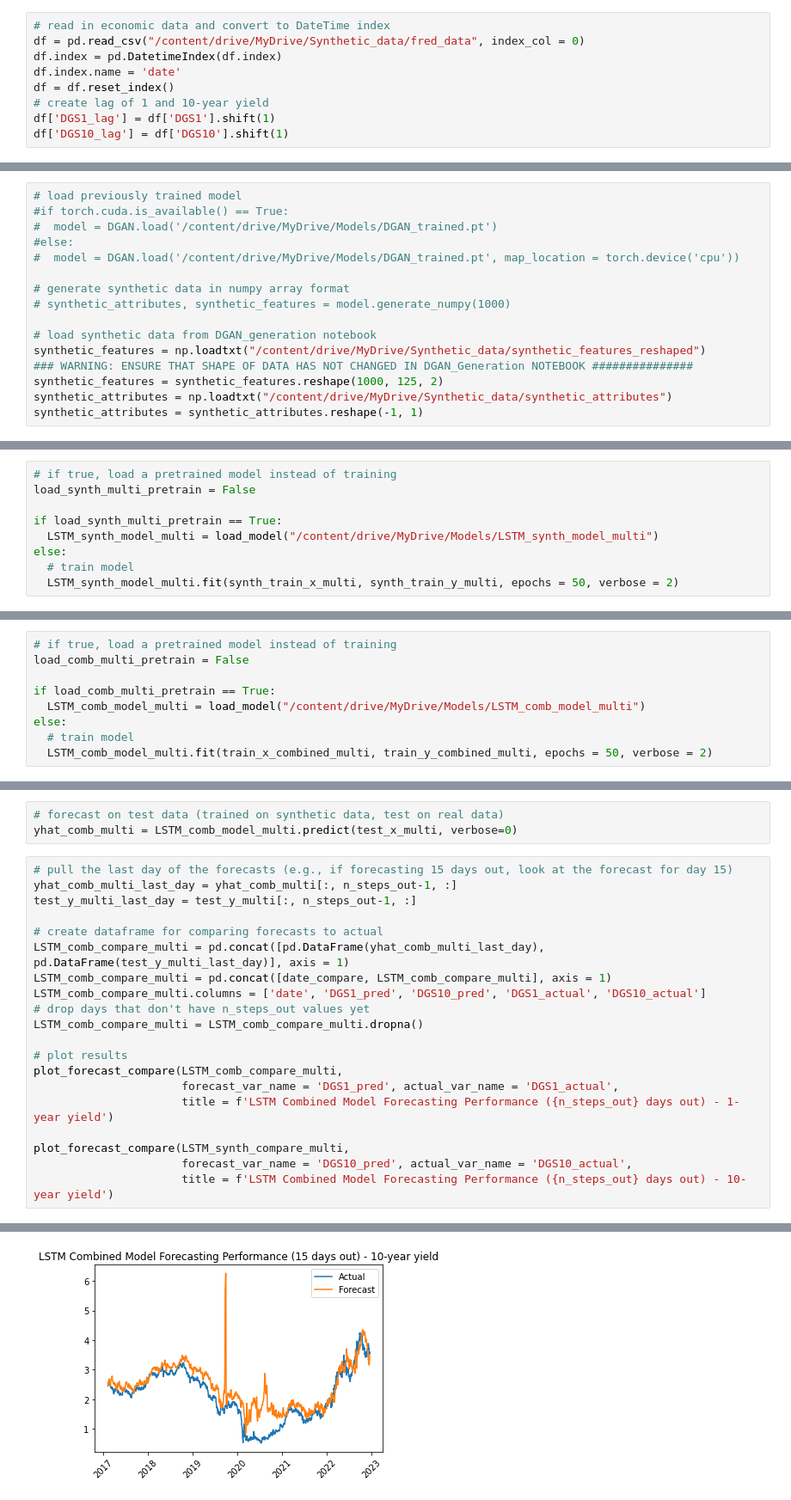
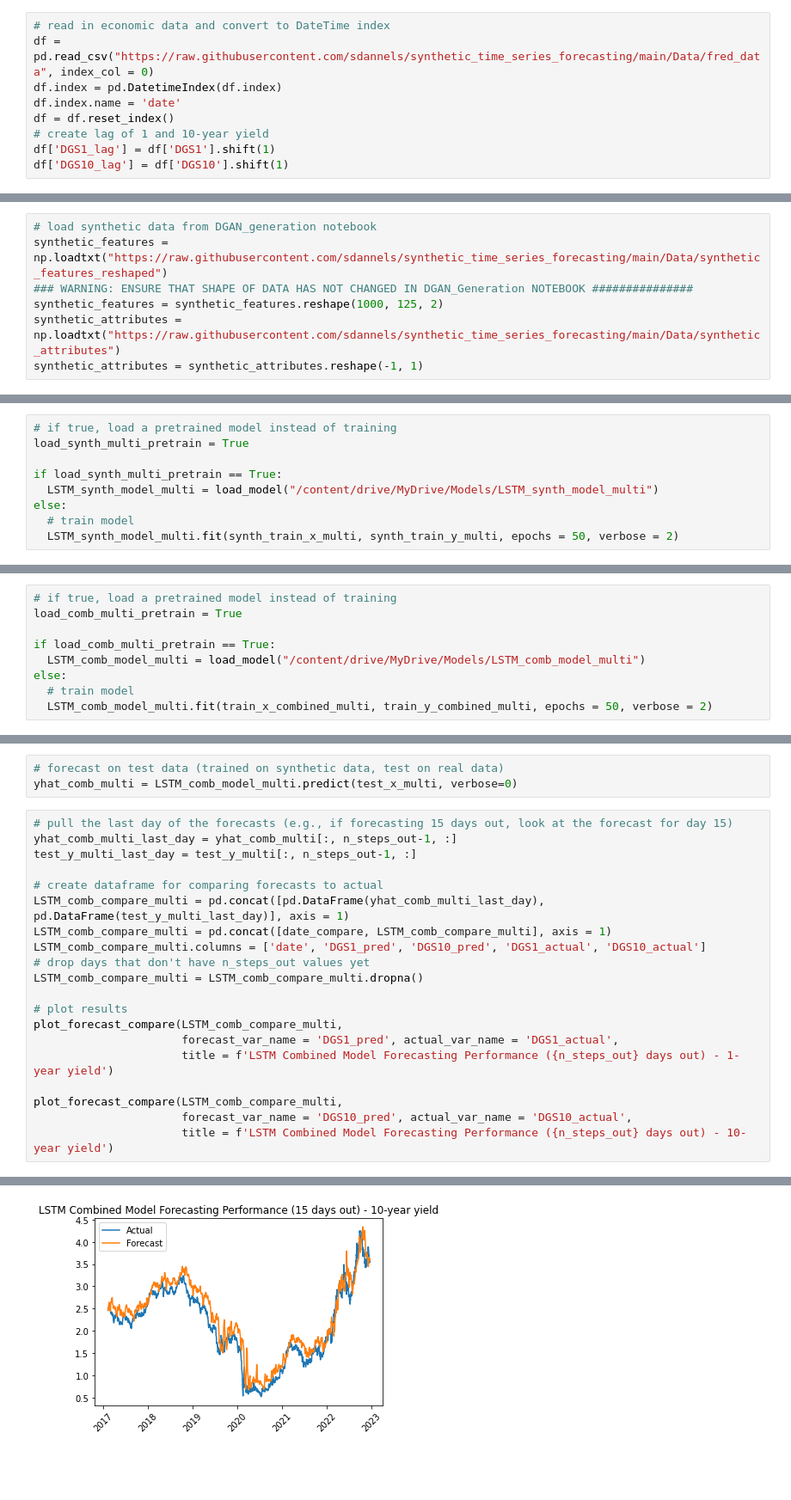
Before and after one commit to sdannels/synthetic_time_series_forecasting, a Jupyter notebook: synthetic_forecasts.ipynb, the cells around one changed output, grey strips where cells are left out. Shown at 86% size. Cells and saved outputs as stored; diff of their text form; blank space fills up the shorter version.

Commit message:
Clean, reformat, and change data links to Github data

```diff
--- a/synthetic_forecasts.ipynb
+++ b/synthetic_forecasts.ipynb
@@ -24,7 +24,7 @@ from keras.models import load_model
 from sklearn.metrics import mean_squared_error, mean_absolute_percentage_error
 # %%
 # read in economic data and convert to DateTime index
-df = pd.read_csv("/content/drive/MyDrive/Synthetic_data/fred_data", index_col = 0)
+df = pd.read_csv("https://raw.githubusercontent.com/sdannels/synthetic_time_series_forecasting/main/Data/fred_data", index_col = 0)
 df.index = pd.DatetimeIndex(df.index)
 df.index.name = 'date'
 df = df.reset_index()
@@ -303,18 +287,9 @@ This model is trained on synthetic data, but tested on the same real data as abo
 # %%
-# load previously trained model
-#if torch.cuda.is_available() == True:
-#  model = DGAN.load('/content/drive/MyDrive/Models/DGAN_trained.pt')
-#else:
-#  model = DGAN.load('/content/drive/MyDrive/Models/DGAN_trained.pt', map_location = torch.device('cpu'))
-
-# generate synthetic data in numpy array format
-# synthetic_attributes, synthetic_features = model.generate_numpy(1000)
-
 # load synthetic data from DGAN_generation notebook
-synthetic_features = np.loadtxt("/content/drive/MyDrive/Synthetic_data/synthetic_features_reshaped")
+synthetic_features = np.loadtxt("https://raw.githubusercontent.com/sdannels/synthetic_time_series_forecasting/main/Data/synthetic_features_reshaped")
 ### WARNING: ENSURE THAT SHAPE OF DATA HAS NOT CHANGED IN DGAN_Generation NOTEBOOK ###############
 synthetic_features = synthetic_features.reshape(1000, 125, 2)
-synthetic_attributes = np.loadtxt("/content/drive/MyDrive/Synthetic_data/synthetic_attributes")
+synthetic_attributes = np.loadtxt("https://raw.githubusercontent.com/sdannels/synthetic_time_series_forecasting/main/Data/synthetic_attributes")
 synthetic_attributes = synthetic_attributes.reshape(-1, 1)
 # %%
 # iterate through synthetic samples and split into training data
@@ -625,7 +542,7 @@ LSTM_synth_model_multi.add(Reshape((n_steps_out, n_features_multi)))
 LSTM_synth_model_multi.compile(optimizer='adam', loss='mse')
 # %%
 # if true, load a pretrained model instead of training
-load_synth_multi_pretrain = False
+load_synth_multi_pretrain = True
 
 if load_synth_multi_pretrain == True:
   LSTM_synth_model_multi = load_model("/content/drive/MyDrive/Models/LSTM_synth_model_multi")
@@ -707,7 +604,7 @@ LSTM_comb_model_multi.add(Reshape((n_steps_out, n_features_multi)))
 LSTM_comb_model_multi.compile(optimizer='adam', loss='mse')
 # %%
 # if true, load a pretrained model instead of training
-load_comb_multi_pretrain = False
+load_comb_multi_pretrain = True
 
 if load_comb_multi_pretrain == True:
   LSTM_comb_model_multi = load_model("/content/drive/MyDrive/Models/LSTM_comb_model_multi")
@@ -757,7 +634,7 @@ plot_forecast_compare(LSTM_comb_compare_multi,
                       forecast_var_name = 'DGS1_pred', actual_var_name = 'DGS1_actual',
                       title = f'LSTM Combined Model Forecasting Performance ({n_steps_out} days out) - 1-year yield')
 
-plot_forecast_compare(LSTM_synth_compare_multi,
+plot_forecast_compare(LSTM_comb_compare_multi,
                       forecast_var_name = 'DGS10_pred', actual_var_name = 'DGS10_actual',
                       title = f'LSTM Combined Model Forecasting Performance ({n_steps_out} days out) - 10-year yield')
 # %% [output]
@@ -769 +646 @@ MAPE: 30.50273231142895
-[figure, old version]
+[figure, new version]
```
Also changed, not shown: parts of 30 cells of this notebook.
